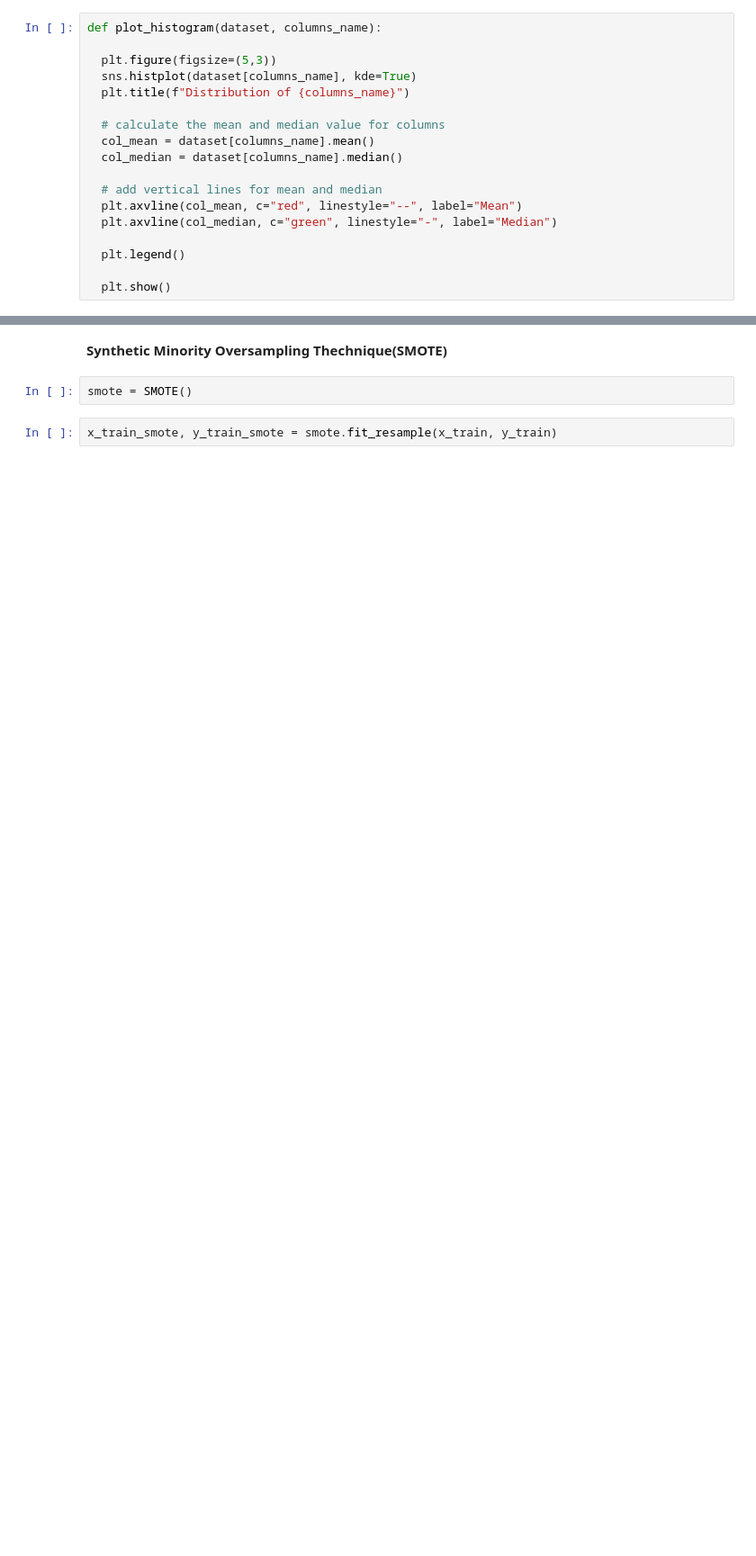
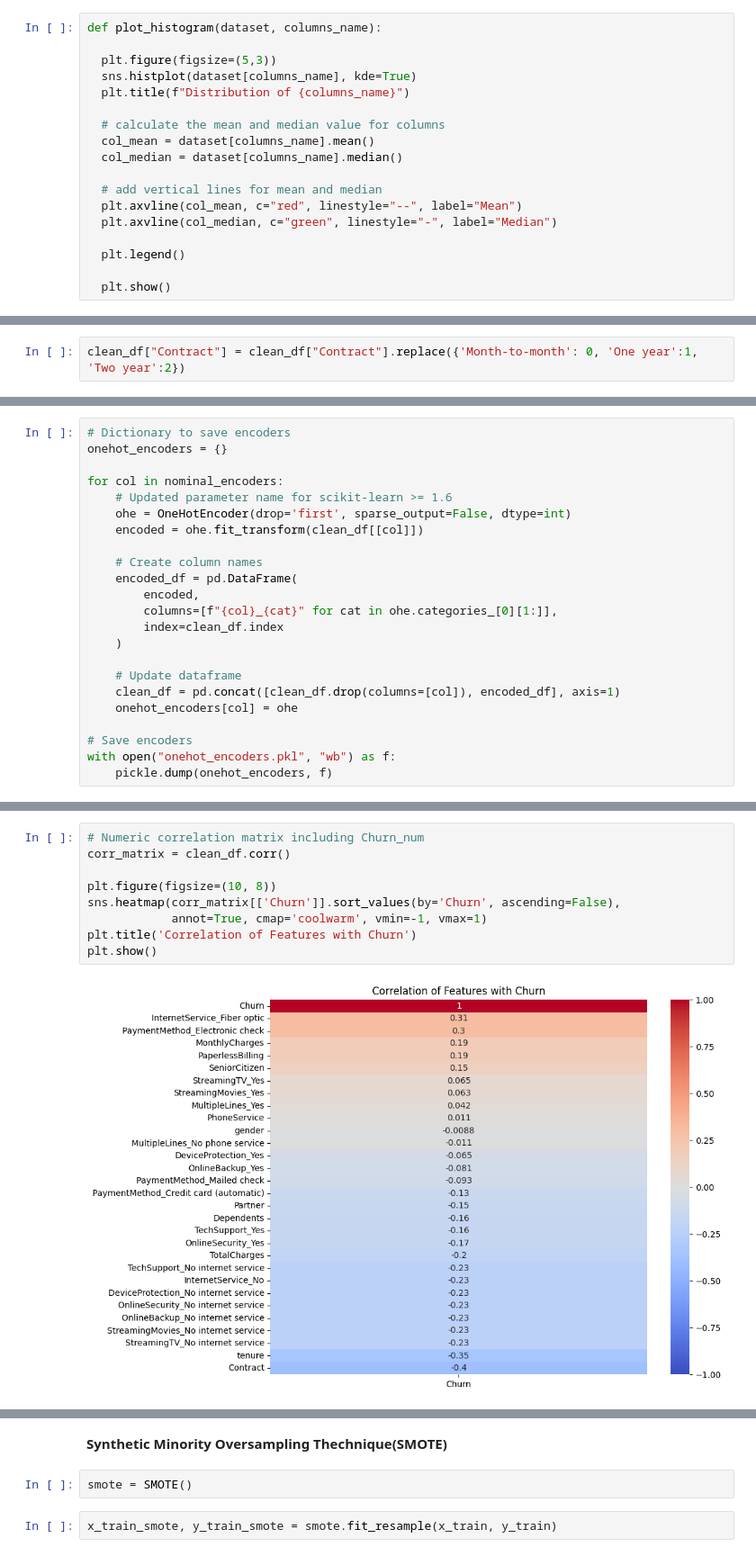
Before and after one commit to Bishal-Nengminja/Customer_Churn_Prediction, a Jupyter notebook: Customer_Churn_Prediction.ipynb, the cells around one changed output, grey strips where cells are left out. Shown at 90% size. Saved outputs shown, nothing was run; the diff lists cells and outputs as text; blank space fills up the shorter version.

```diff
--- a/Customer_Churn_Prediction.ipynb
+++ b/Customer_Churn_Prediction.ipynb
@@ -398,0 +404,2 @@ x_train, x_test, y_train, y_test = train_test_split(x, y, test_size=0.5, random_
+# %%
+clean_df["Contract"] = clean_df["Contract"].replace({'Month-to-month': 0, 'One year':1, 'Two year':2})
@@ -398,0 +426,23 @@ x_train, x_test, y_train, y_test = train_test_split(x, y, test_size=0.5, random_
+# %%
+# Dictionary to save encoders
+onehot_encoders = {}
+
+for col in nominal_encoders:
+    # Updated parameter name for scikit-learn >= 1.6
+    ohe = OneHotEncoder(drop='first', sparse_output=False, dtype=int)
+    encoded = ohe.fit_transform(clean_df[[col]])
+
+    # Create column names
+    encoded_df = pd.DataFrame(
+        encoded,
+        columns=[f"{col}_{cat}" for cat in ohe.categories_[0][1:]],
+        index=clean_df.index
+    )
+
+    # Update dataframe
+    clean_df = pd.concat([clean_df.drop(columns=[col]), encoded_df], axis=1)
+    onehot_encoders[col] = ohe
+
+# Save encoders
+with open("onehot_encoders.pkl", "wb") as f:
+    pickle.dump(onehot_encoders, f)
@@ -398,0 +627,11 @@ x_train, x_test, y_train, y_test = train_test_split(x, y, test_size=0.5, random_
+# %%
+# Numeric correlation matrix including Churn_num
+corr_matrix = clean_df.corr()
+
+plt.figure(figsize=(10, 8))
+sns.heatmap(corr_matrix[['Churn']].sort_values(by='Churn', ascending=False),
+            annot=True, cmap='coolwarm', vmin=-1, vmax=1)
+plt.title('Correlation of Features with Churn')
+plt.show()
+# %% [output]
+[figure, added]
```
Also changed, not shown: parts of 135 cells of this notebook.
